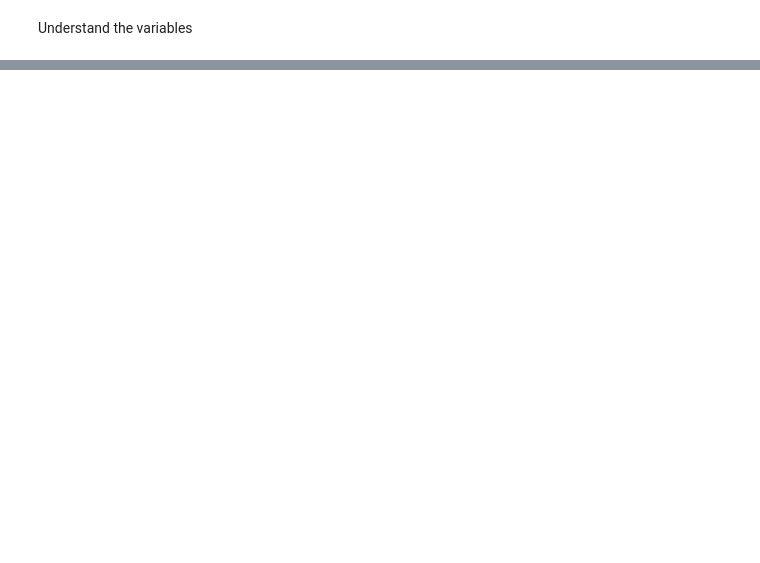
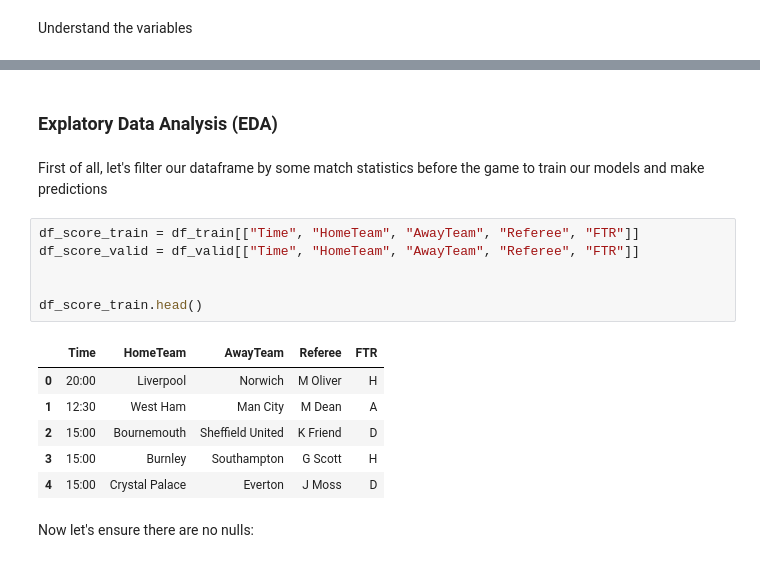
Before and after one commit to DoNguyenHung/EPL-Match-Data, a Jupyter notebook: EDA.ipynb, the cells around one changed output, grey strips where cells are left out. Cells and saved outputs as stored; diff of their text form; blank space fills up the shorter version.

```diff
--- a/EDA.ipynb
+++ b/EDA.ipynb
@@ -201,0 +101,19 @@ AvgAHA = Market average Asian handicap away team odds
+# %% [markdown]
+### Explatory Data Analysis (EDA)
+# %% [markdown]
+First of all, let's filter our dataframe by some match statistics before the game to train our models and make predictions
+# %%
+df_score_train = df_train[["Time", "HomeTeam", "AwayTeam", "Referee", "FTR"]]
+df_score_valid = df_valid[["Time", "HomeTeam", "AwayTeam", "Referee", "FTR"]]
+
+
+df_score_train.head()
+# %% [output]
+|  | Time | HomeTeam | AwayTeam | Referee | FTR |
+| 0 | 20:00 | Liverpool | Norwich | M Oliver | H |
+| 1 | 12:30 | West Ham | Man City | M Dean | A |
+| 2 | 15:00 | Bournemouth | Sheffield United | K Friend | D |
+| 3 | 15:00 | Burnley | Southampton | G Scott | H |
+| 4 | 15:00 | Crystal Palace | Everton | J Moss | D |
+# %% [markdown]
+Now let's ensure there are no nulls:
```
Also changed, not shown: parts of 12 cells of this notebook.
